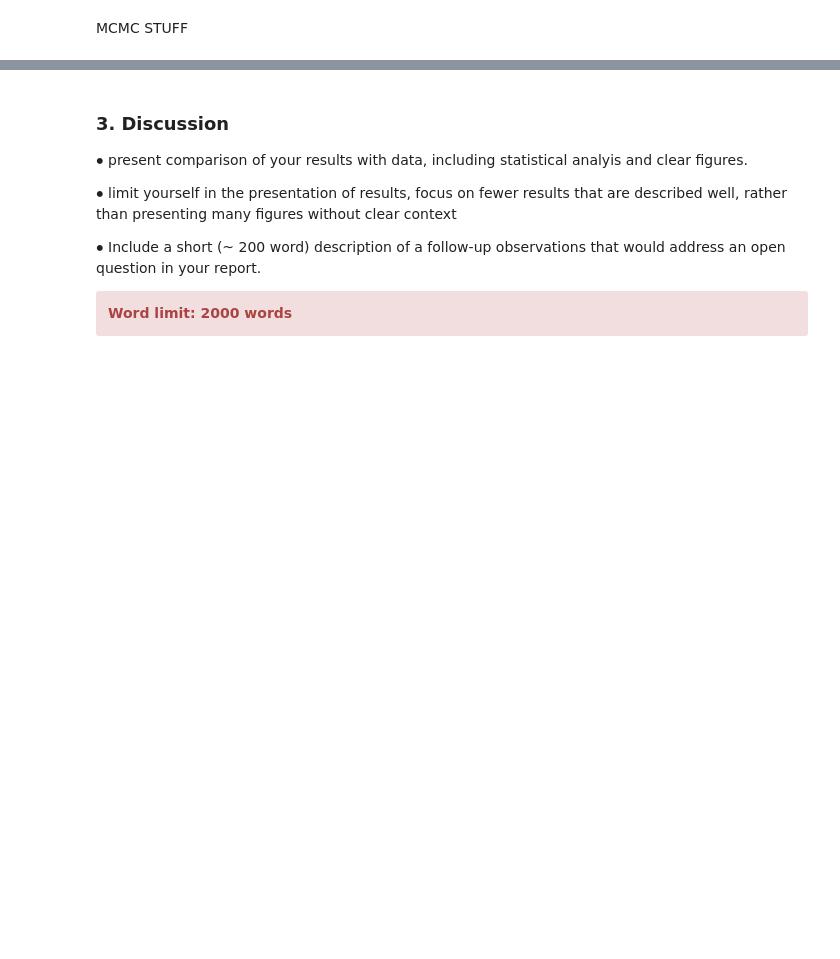
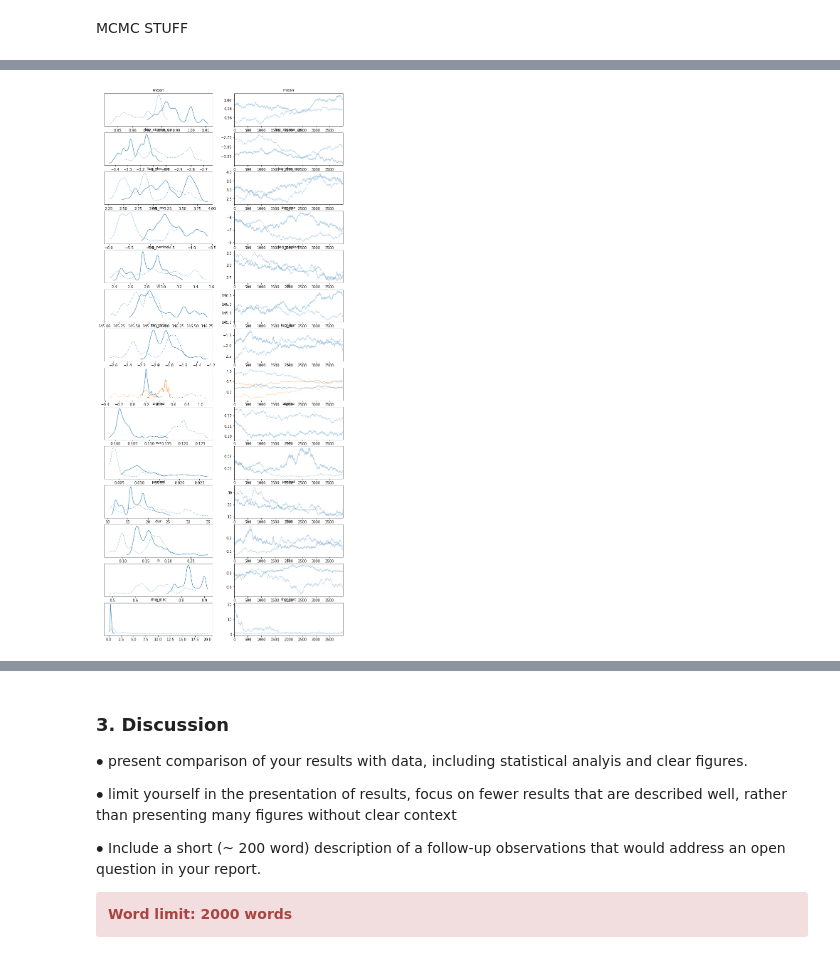
Before and after one commit to cm2435/university_computing_y3, a Jupyter notebook: ph30016_b/Coursework_B_Template.ipynb, the cells around one changed output, grey strips where cells are left out. Saved outputs shown, nothing was run; the diff lists cells and outputs as text; code cells hidden in the pictures; blank space fills up the shorter version.

```diff
--- a/ph30016_b/Coursework_B_Template.ipynb
+++ b/ph30016_b/Coursework_B_Template.ipynb
@@ -274,0 +540,17 @@ final_mask = ~np.logical_and(x_fold_cord_mask, (y > 0.999))
+# %%
+with model:
+    trace = pm.sample(
+        tune=4000,
+        draws=4000,
+        start=map_soln,
+        # Parallel sampling runs poorly or crashes on macos
+        cores=2,
+        chains=2,
+        target_accept=0.95,
+        return_inferencedata=True,
+        random_seed=[261136679, 261136680],
+        init="adapt_full",
+    )
+import pickle
+with open("trace.pkl", "wb") as f:
+    pickle.dump(trace, f)
@@ -274,0 +593,7 @@ final_mask = ~np.logical_and(x_fold_cord_mask, (y > 0.999))
+# %%
+import arviz as az
+
+with model:
+    az.plot_trace(trace)
+# %% [output]
+[figure, added]
```
Also changed, not shown: parts of 18 cells of this notebook, 6 other files.
